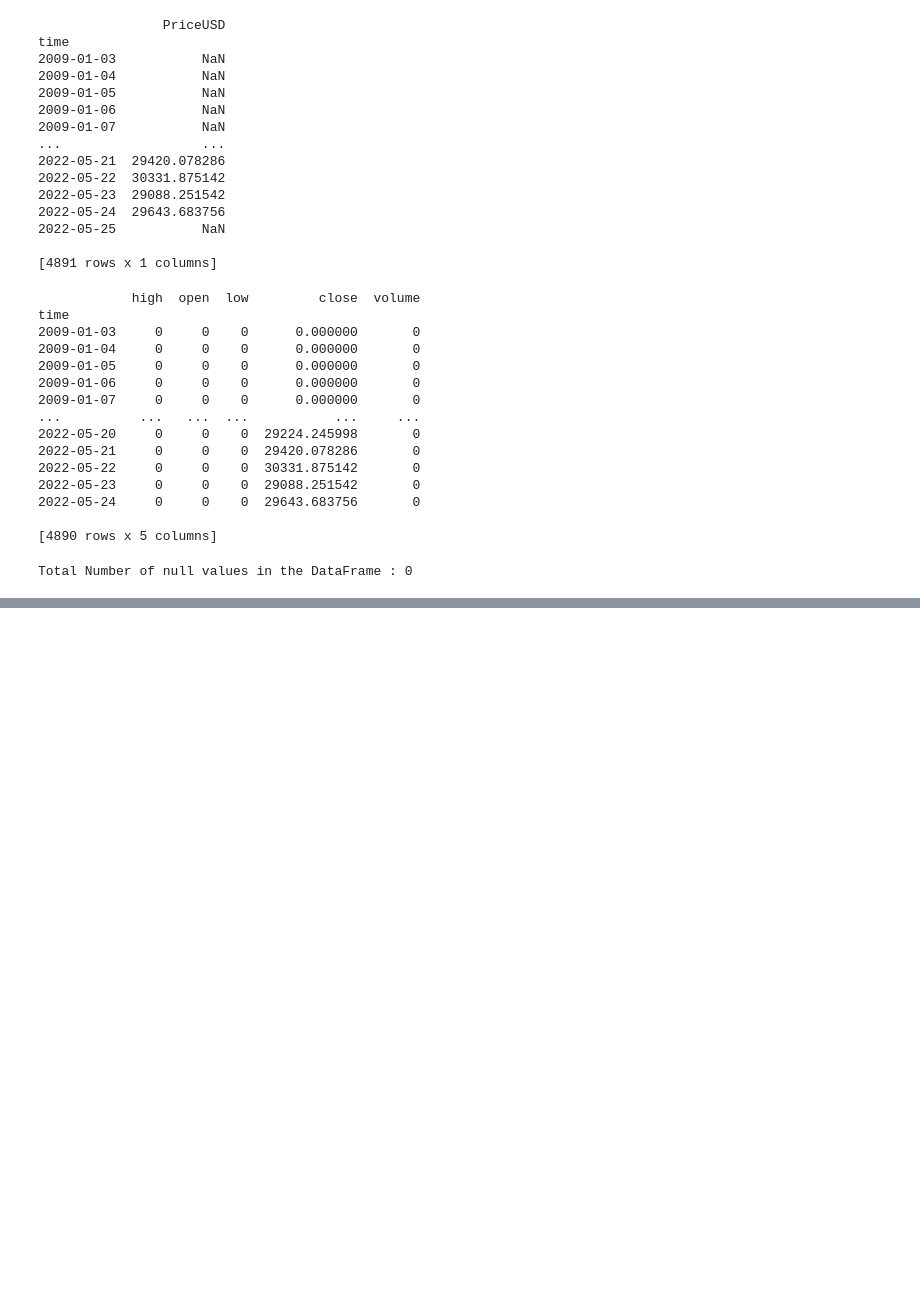
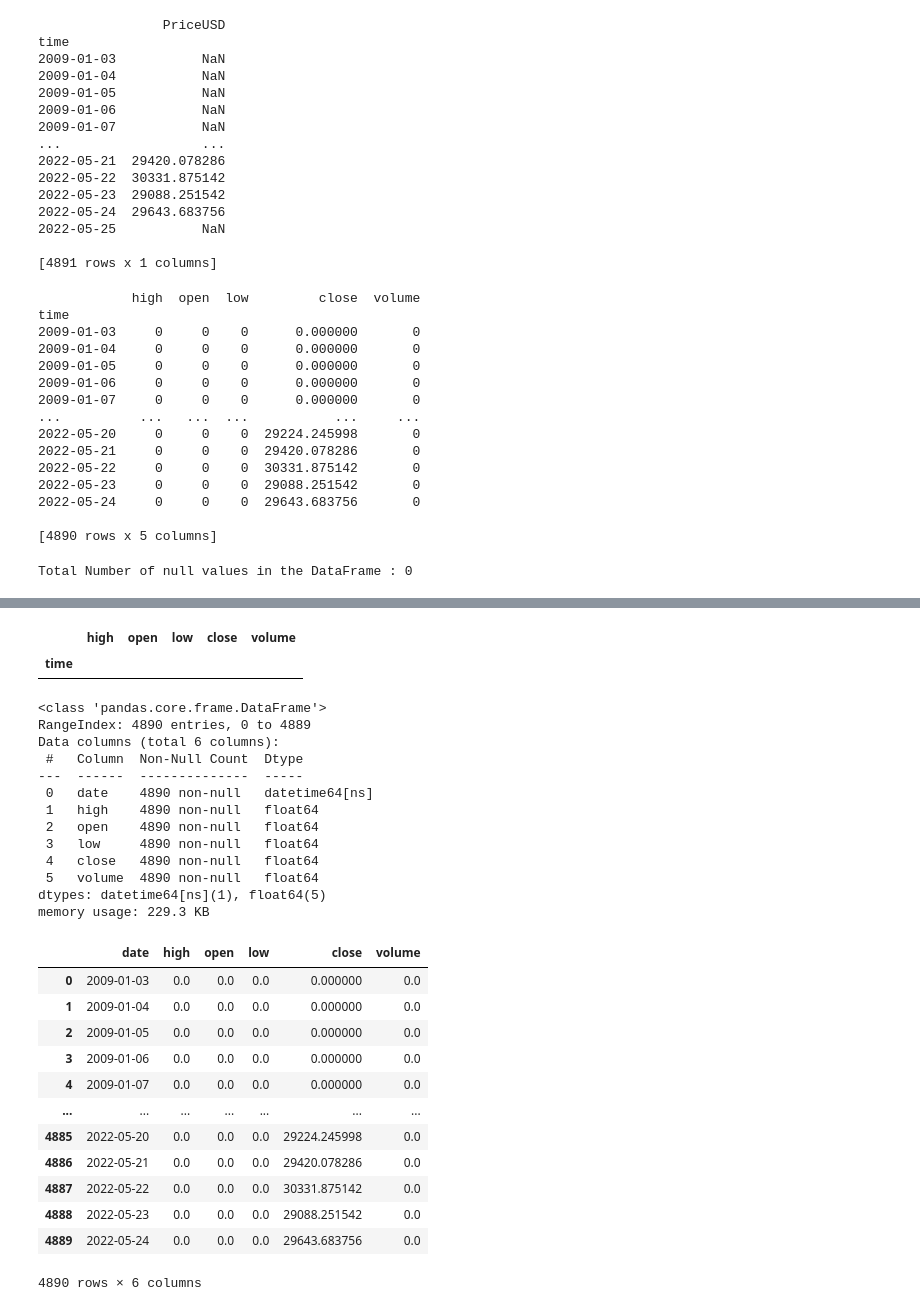
Before and after one commit to francoishcm/BackTesting, a Jupyter notebook: Zipline_Reloaded_BacktestEngine_5_30062022.ipynb, the cells around one changed output, grey strips where cells are left out. Cells and saved outputs as stored; diff of their text form; code cells hidden in the pictures; blank space fills up the shorter version.

```diff
--- a/Zipline_Reloaded_BacktestEngine_5_30062022.ipynb
+++ b/Zipline_Reloaded_BacktestEngine_5_30062022.ipynb
@@ -1323,22 +1326,26 @@ time
 
 [4891 rows x 1 columns]
 # %%
-df['high'] =0
-df['low'] =0
-df['open'] =0
-df['volume'] =0
+#Add new columns
+raw_data['high'] =0
+raw_data['low'] =0
+raw_data['open'] =0
+raw_data['volume'] =0
 
-# Rearrange columns, setting timestamp as first column
-df = df[['high','open','low','PriceUSD','volume']]
+# Rearrange columns to set timestamp as first column
+raw_data = raw_data[['high','open','low','PriceUSD','volume']]
 
-df.rename(columns = {'PriceUSD':'close'}, inplace = True)
+#Change 'PriceUSD' columns to 'close'
+raw_data.rename(columns = {'PriceUSD':'close'}, inplace = True)
 
-df=df.drop(['2022-05-25'])
+#Drop row (todays date) not needed
+raw_data=raw_data.drop(['2022-05-25'])
 
 
-df["close"].fillna(0, inplace=True)
+#Fill 'close' column with integer values '0'
+raw_data["close"].fillna(0, inplace=True)
 
-print(df)
+print(raw_data)
 # %% [output]
             high  open  low         close  volume
 time
@@ -1422 +1381,55 @@ memory usage: 229.3 KB
+# %%
+#display null values
+raw_data[raw_data['close'].isnull()]
+# %% [output]
+|  | high | open | low | close | volume |
+| time |  |  |  |  |  |
+# %%
+#Reset index
+raw_data.reset_index(inplace = True)
+
+#Rename time columns to date
+raw_data = raw_data.rename(columns={'time': 'date'}, index=None)
+
+#Drop all NaN values from dataframe
+raw_data.dropna()
+
+#Convert columns datatype from integer to float
+raw_data["high"] = raw_data["high"].astype(float)
+raw_data["open"] = raw_data["open"].astype(float)
+raw_data["low"] = raw_data["low"].astype(float)
+raw_data["volume"] = raw_data["volume"].astype(float)
+
+#Confirm infrormation of dataframe
+raw_data.info()
+
+#print dataframe
+raw_data
+# %% [output]
+<class 'pandas.core.frame.DataFrame'>
+RangeIndex: 4890 entries, 0 to 4889
+Data columns (total 6 columns):
+ #   Column  Non-Null Count  Dtype
+---  ------  --------------  -----
+ 0   date    4890 non-null   datetime64[ns]
+ 1   high    4890 non-null   float64
+ 2   open    4890 non-null   float64
+ 3   low     4890 non-null   float64
+ 4   close   4890 non-null   float64
+ 5   volume  4890 non-null   float64
+dtypes: datetime64[ns](1), float64(5)
+memory usage: 229.3 KB
+|  | date | high | open | low | close | volume |
+| 0 | 2009-01-03 | 0.0 | 0.0 | 0.0 | 0.000000 | 0.0 |
+| 1 | 2009-01-04 | 0.0 | 0.0 | 0.0 | 0.000000 | 0.0 |
+| 2 | 2009-01-05 | 0.0 | 0.0 | 0.0 | 0.000000 | 0.0 |
+| 3 | 2009-01-06 | 0.0 | 0.0 | 0.0 | 0.000000 | 0.0 |
+| 4 | 2009-01-07 | 0.0 | 0.0 | 0.0 | 0.000000 | 0.0 |
+| ... | ... | ... | ... | ... | ... | ... |
+| 4885 | 2022-05-20 | 0.0 | 0.0 | 0.0 | 29224.245998 | 0.0 |
+| 4886 | 2022-05-21 | 0.0 | 0.0 | 0.0 | 29420.078286 | 0.0 |
+| 4887 | 2022-05-22 | 0.0 | 0.0 | 0.0 | 30331.875142 | 0.0 |
+| 4888 | 2022-05-23 | 0.0 | 0.0 | 0.0 | 29088.251542 | 0.0 |
+| 4889 | 2022-05-24 | 0.0 | 0.0 | 0.0 | 29643.683756 | 0.0 |
+4890 rows × 6 columns
 # %%
```
Also changed, not shown: parts of 38 cells of this notebook.
